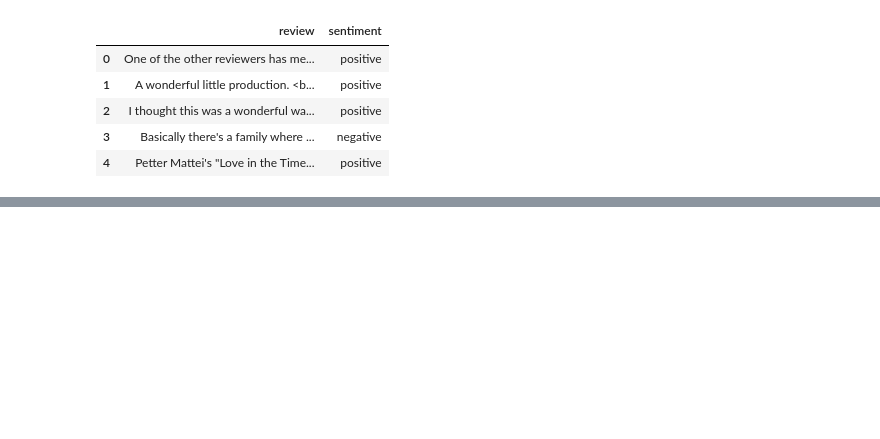
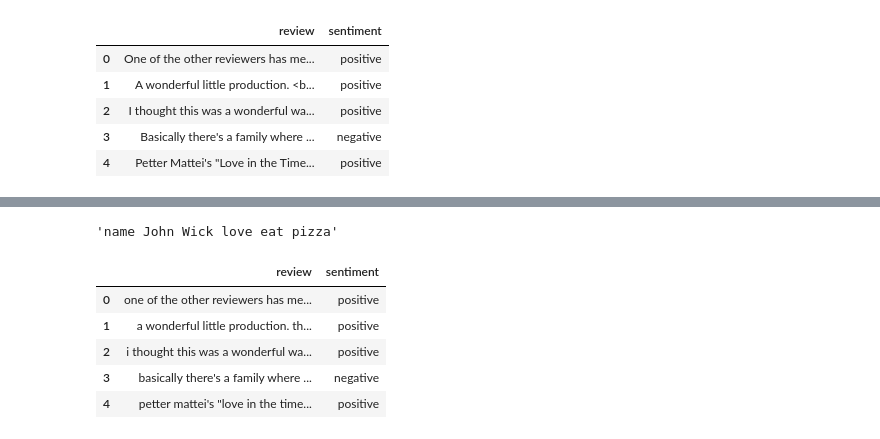
Before and after one commit to iAleeRaza/NLP, a Jupyter notebook: text_preprocessing/textpreprocessing.ipynb, the cells around one changed output, grey strips where cells are left out. Cells and saved outputs as stored; diff of their text form; code cells hidden in the pictures; blank space fills up the shorter version.

```diff
--- a/text_preprocessing/textpreprocessing.ipynb
+++ b/text_preprocessing/textpreprocessing.ipynb
@@ -15,0 +35,2 @@ df.head()
+# %%
+text = "<div class=content> <h1>Welcome to <span style=color:blue;>My Website</span></h1> <p>This is a <strong>sample paragraph</strong> with <em>multiple</em> <a href=#>HTML</a> tags.</p> <p>Here is a list:</p> <ul> <li><a href=/item1>Item 1</a></li> <li><a href=/item2>Item 2</a></li> <li><a href=/item3><span style=font-weight:bold;>Item 3</span></a></li> </ul> <p>Another paragraph with a <code>&lt;code&gt;</code> tag and a <mark>highlighted</mark> word.</p> <footer> <p>Contact us at <a href=mailto:info@example.com>info@example.com</a></p> <p>&copy; 2025 My Website</p> </footer> </div>"
@@ -15,0 +53,4 @@ df.head()
+# %%
+def remove_urls(text):
+    url_pattern = re.compile(r'https?://\S+|www\.\S+')
+    return re.sub(url_pattern, '', text)
@@ -15,0 +72,2 @@ df.head()
+# %%
+df['review'] = df['review'].apply(remove_urls)
@@ -15,0 +293,13 @@ df.head()
+# %%
+remove_stopwords('my name is John Wick and i love to eat pizza')
+# %% [output]
+'name John Wick love eat pizza'
+# %%
+df.head()
+# %% [output]
+|  | review | sentiment |
+| 0 | one of the other reviewers has me... | positive |
+| 1 | a wonderful little production. th... | positive |
+| 2 | i thought this was a wonderful wa... | positive |
+| 3 | basically there's a family where ... | negative |
+| 4 | petter mattei's "love in the time... | positive |
```
Also changed, not shown: parts of 54 cells of this notebook, 4 other files.
